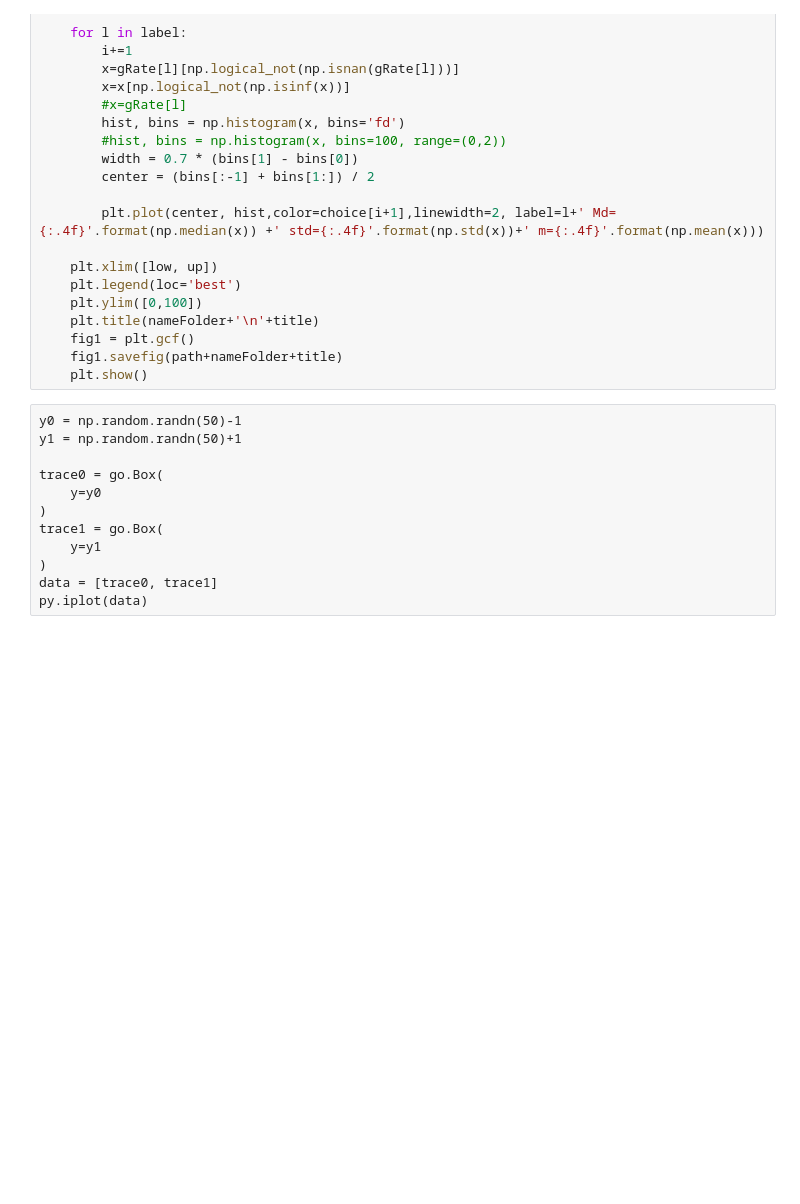
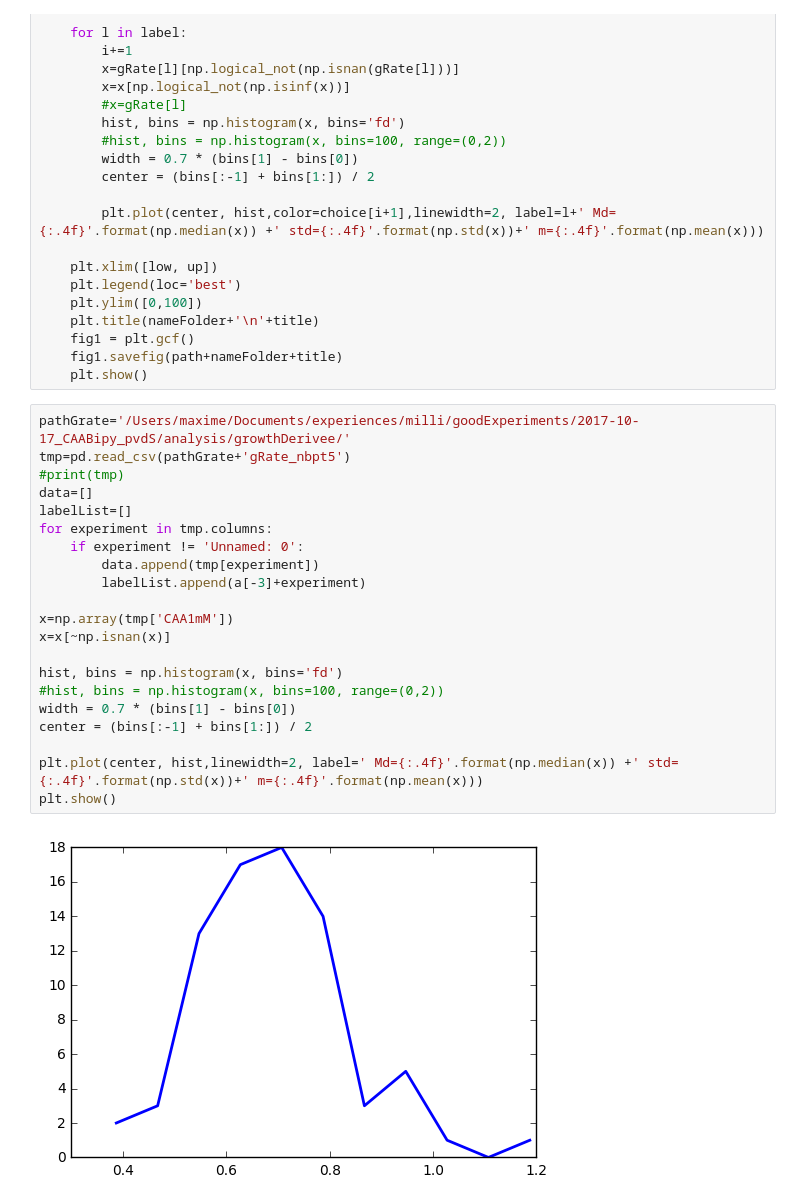
Before and after one commit to lukasgeyrhofer/extractdropletdata, a Jupyter notebook: cleanPipeline2018-01-05.ipynb, the cells around one changed output. Cells and saved outputs as stored; diff of their text form; blank space fills up the shorter version.

```diff
--- a/cleanPipeline2018-01-05.ipynb
+++ b/cleanPipeline2018-01-05.ipynb
@@ -484,15 +480,26 @@ def plotHistAll(gRate,label,title,path,low,up,nameFolder):
     fig1 = plt.gcf()
     fig1.savefig(path+nameFolder+title)
     plt.show()
-# %% [raw]
-y0 = np.random.randn(50)-1
-y1 = np.random.randn(50)+1
-
-trace0 = go.Box(
-    y=y0
-)
-trace1 = go.Box(
-    y=y1
-)
-data = [trace0, trace1]
-py.iplot(data)
+# %%
+pathGrate='/Users/maxime/Documents/experiences/milli/goodExperiments/2017-10-17_CAABipy_pvdS/analysis/growthDerivee/'
+tmp=pd.read_csv(pathGrate+'gRate_nbpt5')
+#print(tmp)
+data=[]
+labelList=[]
+for experiment in tmp.columns:
+    if experiment != 'Unnamed: 0':
+        data.append(tmp[experiment])
+        labelList.append(a[-3]+experiment)
+
+x=np.array(tmp['CAA1mM'])
+x=x[~np.isnan(x)]
+
+hist, bins = np.histogram(x, bins='fd')
+#hist, bins = np.histogram(x, bins=100, range=(0,2))
+width = 0.7 * (bins[1] - bins[0])
+center = (bins[:-1] + bins[1:]) / 2
+
+plt.plot(center, hist,linewidth=2, label=' Md={:.4f}'.format(np.median(x)) +' std={:.4f}'.format(np.std(x))+' m={:.4f}'.format(np.mean(x)))
+plt.show()
+# %% [output]
+[figure, added]
```
Also changed, not shown: parts of 3 cells of this notebook.
